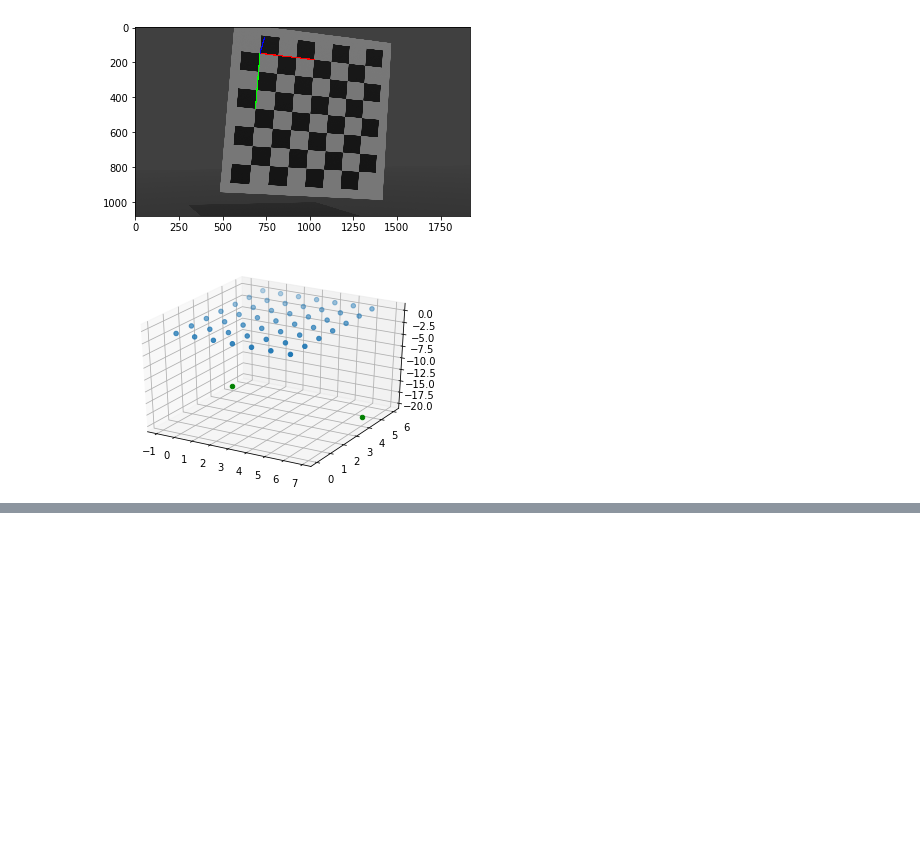
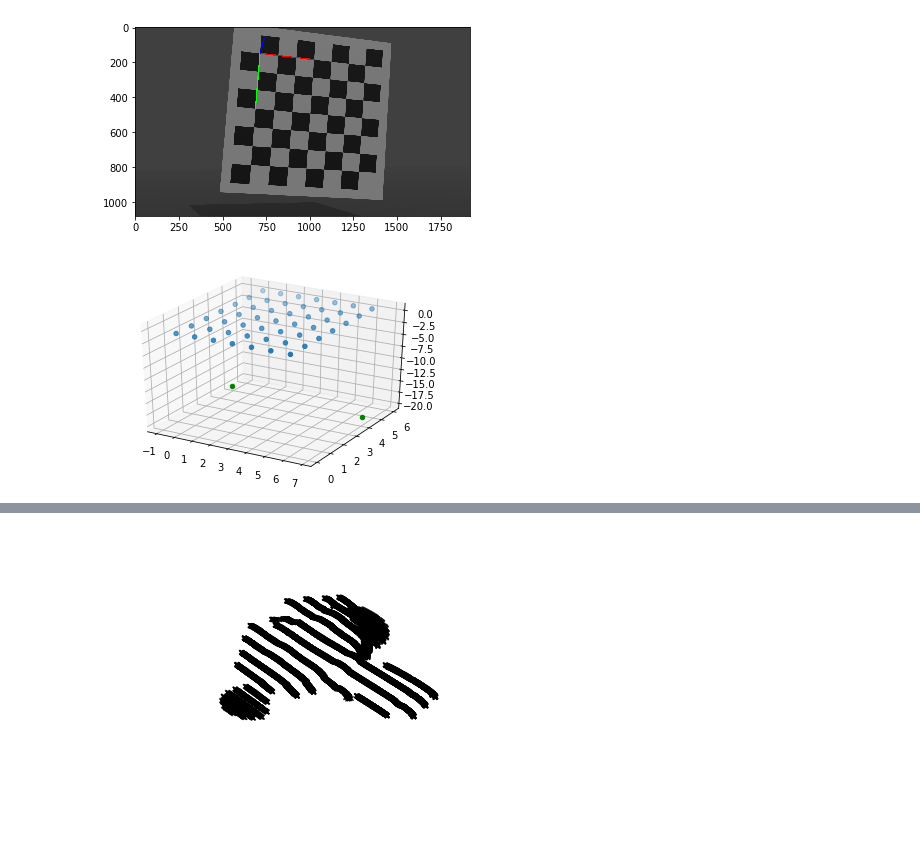
Before and after one commit to victorsmits/Jupyter, a Jupyter notebook: monkey/Stéréovision.ipynb, the cells around one changed output, grey strips where cells are left out. Cells and saved outputs as stored; diff of their text form; code cells hidden in the pictures; blank space fills up the shorter version.

```diff
--- a/monkey/Stéréovision.ipynb
+++ b/monkey/Stéréovision.ipynb
@@ -362,0 +341,97 @@ plt.show()
+# %%
+%matplotlib inline
+from pyrr import line as pline
+from mathutils import geometry as pygeo
+from mathutils import Vector
+
+def get3DLine(P1,P2):
+    end = np.array([[P1[1]],[P1[0]],[P1[2]]])
+    start = np.array([[P2[1],P2[0],P2[2]]])
+
+    return pline.create_from_points(start,end)
+
+
+def getIntersection(pointsLeft,pointsRight):
+
+    pL = np.array(pointsLeft)
+    pR = np.array(pointsRight)
+
+    camCenterRight = np.transpose(np.around(camWorldCenterRight,decimals=3))[0]
+    camCenterLeft = np.transpose(np.around(camWorldCenterLeft,decimals=3))[0]
+
+    leftObject = (np.linalg.pinv(camLeft) @ pL)
+    rightObject = (np.linalg.pinv(camRight) @ pR)
+
+    leftObject = np.around(leftObject,decimals=3)
+    rightObject = np.around(rightObject,decimals=3)
+
+    leftEndVec = Vector((leftObject[0],leftObject[1],leftObject[2]))
+    rightEndVec = Vector((rightObject[0],rightObject[1],rightObject[2]))
+
+    leftStartVec = Vector((camCenterLeft[0],camCenterLeft[1],camCenterLeft[2]))
+    rightStartVec = Vector((camCenterRight[0],camCenterRight[1],camCenterRight[2]))
+
+    # draw3DLine(camCenterLeft,leftObject)
+    # draw3DLine(camCenterRight,rightObject)
+    # plt.show()
+
+    return pygeo.intersect_line_line(leftStartVec,leftEndVec,rightStartVec,rightEndVec)
+
+
+def PointToNp(p):
+    return np.array([p.x,p.y,p.z]).astype(np.float64)
+
+
+def triDimlineY(coef,x,z):
+    a,b,c,d = coef
+    return -(d+c*z+a*x)/b
+
+
+def draw3DLine(start,end):
+
+    x_start,y_start,z_start = start
+    x_end,y_end,z_end = end
+
+    print("start = ({},{},{})".format(x_start,y_start,z_start))
+    print("end = ({},{},{})\n".format(x_end,y_end,z_end))
+
+    ax.scatter(x_start,y_start,z_start,c='r',marker='o')
+    ax.plot([x_start ,x_end],[y_start,y_end],[z_start,z_end])
+
+
+
+figure = plt.figure()
+ax = Axes3D(figure)
+
+ax.set_xlabel('X axis')
+ax.set_ylabel('Y axis')
+ax.set_zlabel('Z axis')
+
+point = [[],[],[]]
+
+# l = 13
+# i = 1
+for l in range(26):
+    pointsLeft = np.array(epl[l][0])
+
+    pointRight = np.array(pointsRight[l])
+    for i in range(len(pointsLeft[0])):
+        try:
+            intersection = getIntersection(pointsLeft[:,i],pointRight[:,i])
+            # print(intersection)
+            for inter in intersection:
+                x,y,z = inter
+                point[0].append(x)
+                point[1].append(y)
+                point[2].append(z)
+        except:
+            pass
+
+
+point = np.array(point)
+ax.scatter3D(point[0,:],point[1,:],point[2,:],c='black',marker='x')
+ax.view_init(-95,-50)
+plt.axis('off')
+plt.show()
+# %% [output]
+[figure, added]
```
Also changed, not shown: parts of 5 cells of this notebook, 2 other files.
